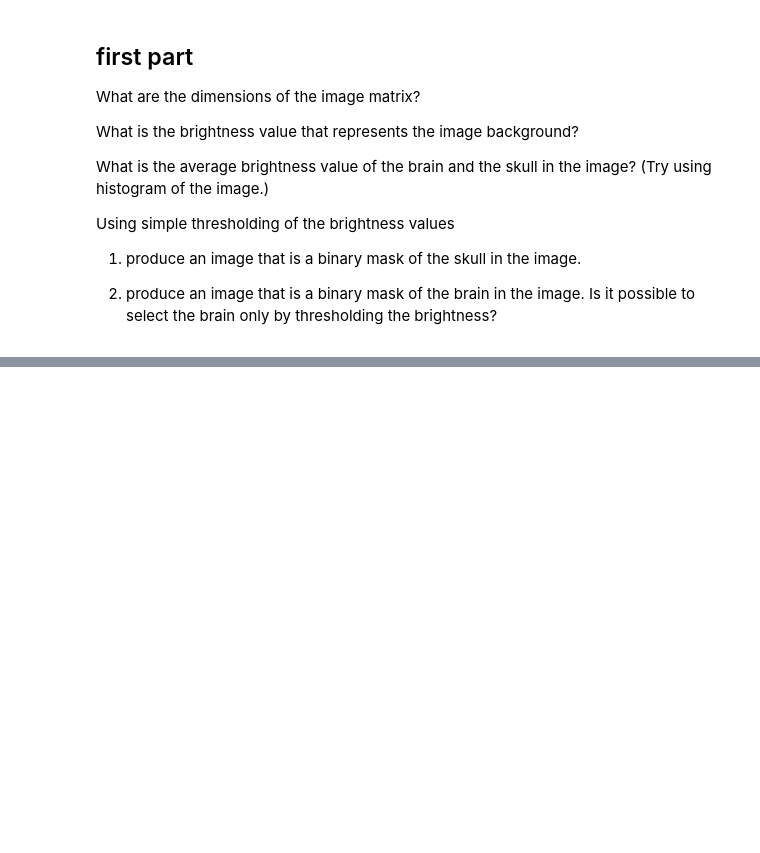
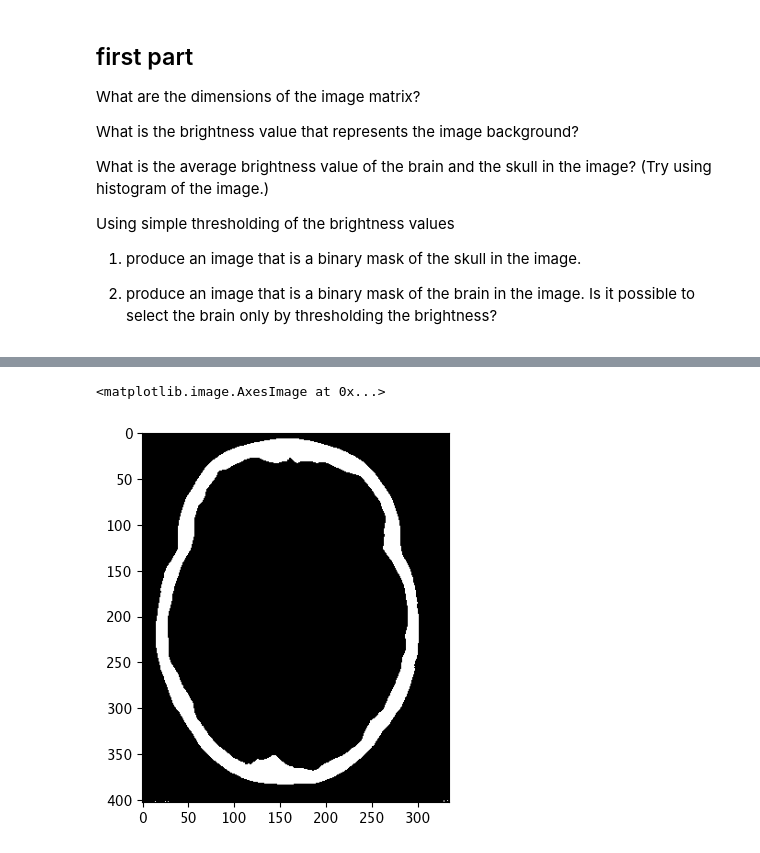
Before and after one commit to thuuyens/ZSL_HW, a Jupyter notebook: lab1/lab1_nguyet79.ipynb, the cells around one changed output, grey strips where cells are left out. Saved outputs shown, nothing was run; the diff lists cells and outputs as text; code cells hidden in the pictures; blank space fills up the shorter version.

```diff
--- a/lab1/lab1_nguyet79.ipynb
+++ b/lab1/lab1_nguyet79.ipynb
@@ -25,0 +54,6 @@ Using simple thresholding of the brightness values
+# %%
+mask_skull = img > 200
+plt.imshow(mask_skull, cmap='gray')
+# %% [output]
+<matplotlib.image.AxesImage at 0x...>
+[figure, added]
```
Also changed, not shown: parts of 16 cells of this notebook, 55 other files.
